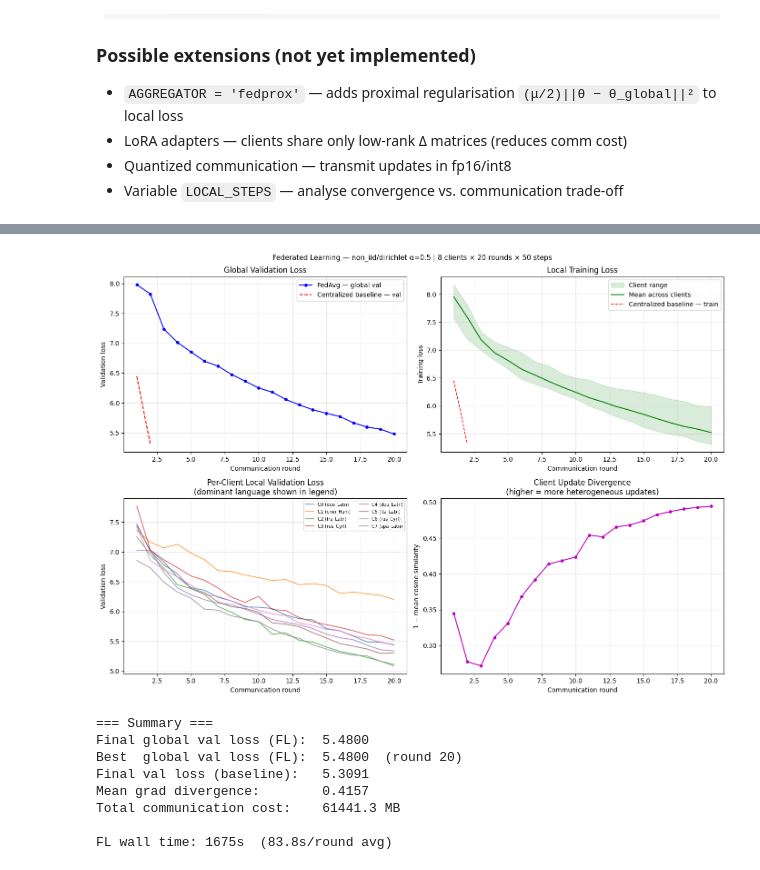
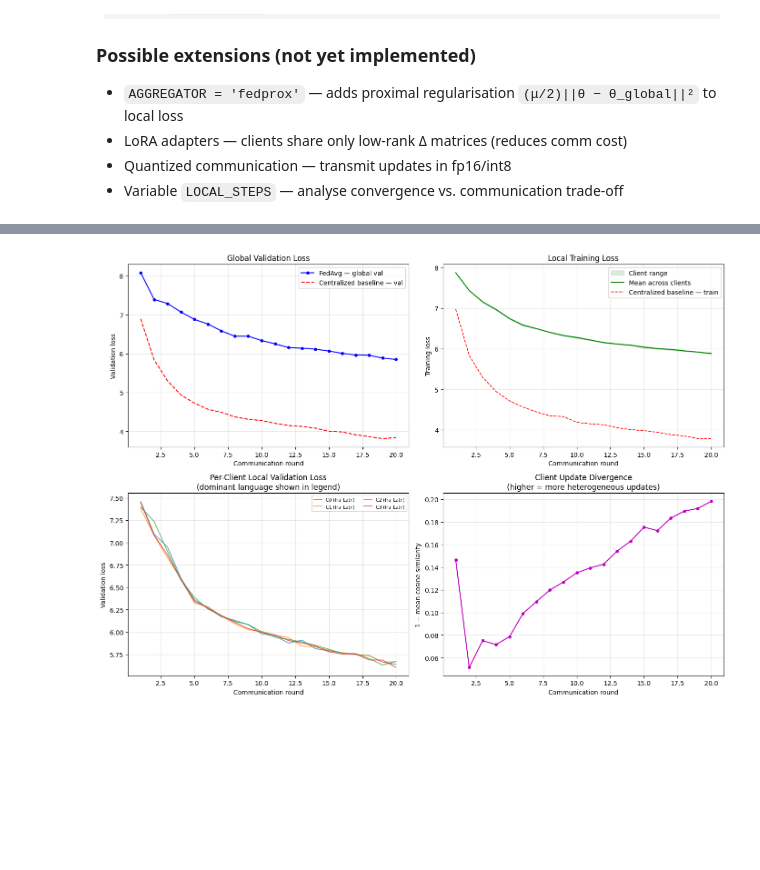
Before and after one commit to RobertoLawrence/optml-project, a Jupyter notebook: fedLearning.ipynb, the cells around one changed output, grey strips where cells are left out. Cells and saved outputs as stored; diff of their text form; code cells hidden in the pictures; blank space fills up the shorter version.

```diff
--- a/fedLearning.ipynb
+++ b/fedLearning.ipynb
@@ -113,10 +131,10 @@ DATASET = 'fineweb2'  # @param ["fineweb2", "dclm-edu", "pleias-synth"]
 NUM_TRAIN_PER_LANG = 20_000
 NUM_VAL_PER_LANG   =  2_000
 languages = [
-    ("rus_Cyrl", NUM_TRAIN_PER_LANG, NUM_VAL_PER_LANG),
-    ("deu_Latn", NUM_TRAIN_PER_LANG, NUM_VAL_PER_LANG),
-    ("cmn_Hani", NUM_TRAIN_PER_LANG, NUM_VAL_PER_LANG),
-    ("jpn_Jpan", NUM_TRAIN_PER_LANG, NUM_VAL_PER_LANG),
+    # ("rus_Cyrl", NUM_TRAIN_PER_LANG, NUM_VAL_PER_LANG),
+    # ("deu_Latn", NUM_TRAIN_PER_LANG, NUM_VAL_PER_LANG),
+    # ("cmn_Hani", NUM_TRAIN_PER_LANG, NUM_VAL_PER_LANG),
+    # ("jpn_Jpan", NUM_TRAIN_PER_LANG, NUM_VAL_PER_LANG),
     ("fra_Latn", NUM_TRAIN_PER_LANG, NUM_VAL_PER_LANG),
     ("spa_Latn", NUM_TRAIN_PER_LANG, NUM_VAL_PER_LANG),
     ("ita_Latn", NUM_TRAIN_PER_LANG, NUM_VAL_PER_LANG),
@@ -865,7 +893,7 @@ from collections import defaultdict
 NUM_CLIENTS = len(languages)   # Default: one client per language (8)
 
 # --- Data distribution ---
-DATA_DISTRIBUTION = 'non_iid'    # 'iid' or 'non_iid'
+DATA_DISTRIBUTION = 'iid'    # 'iid' or 'non_iid'
 IID_TYPE     = 'multi_language'  # for iid:     'multi_language' | 'single_language'
 NON_IID_TYPE = 'dirichlet'       # for non_iid: 'single_language' | 'dirichlet'
 DIRICHLET_ALPHA   = 0.5   # Concentration; lower → more skewed. Try 0.1, 0.5, 2.0
@@ -884,7 +912,7 @@ FEDPROX_MU  = 0.01      # Proximal term weight (only when AGGREGATOR='fedprox')
 # With DEVICE_BATCH_SIZE=16 → ~2.5 GB activations alone → OOM on 8 GB cards.
 # FL_BATCH_SIZE=4 brings activations down to ~640 MB.
 # Increase if you have more VRAM; decrease further if you still hit OOM.
-FL_BATCH_SIZE = 4   # batch size for client local training (independent of DEVICE_BATCH_SIZE)
+FL_BATCH_SIZE = 16   # batch size for client local training (independent of DEVICE_BATCH_SIZE)
 
 # --- Evaluation ---
 EVAL_EVERY_N_ROUNDS = 1   # Global eval frequency (rounds)
@@ -1343,6 +1409,9 @@ KeyboardInterrupt:
 # =====================================================================
 # RESULTS VISUALISATION
 # =====================================================================
+
+from datetime import datetime
+
 
 rounds   = np.arange(1, NUM_ROUNDS + 1)
 steps_per_round = LOCAL_STEPS * NUM_CLIENTS  # for aligning baseline x-axis
@@ -1387,65 +1456,34 @@ local_val_arr = np.array(history['local_val_losses'])  # [rounds, clients]
 for ci in range(NUM_CLIENTS):
     dom_lang = lang_codes[int(lang_fracs[ci].argmax())]
     ax.plot(rounds, local_val_arr[:, ci],
             label=f'C{ci} ({dom_lang})', alpha=0.8, lw=1.2)
 ax.set_xlabel('Communication round')
 ax.set_ylabel('Validation loss')
 ax.set_title('Per-Client Local Validation Loss\n(dominant language shown in legend)')
 ax.legend(fontsize=7, ncol=2)
 ax.grid(True, alpha=0.3)
 
 # ---- 4: Gradient divergence OR communication cost ----
 ax = axes[1, 1]
 if TRACK_GRAD_DIVERGENCE and history['grad_divergence']:
     ax.plot(rounds[:len(history['grad_divergence'])], history['grad_divergence'],
             'm-o', ms=4, lw=1.5)
     ax.set_xlabel('Communication round')
     ax.set_ylabel('1 − mean cosine similarity')
     ax.set_title('Client Update Divergence\n(higher = more heterogeneous updates)')
     ax.grid(True, alpha=0.3)
 elif TRACK_COMM_COST and history['cum_comm_mb']:
     ax.plot(rounds[:len(history['cum_comm_mb'])], history['cum_comm_mb'],
             'c-', lw=1.5)
     ax.set_xlabel('Communication round')
     ax.set_ylabel('Cumulative MB transmitted')
     ax.set_title('Communication Cost')
     ax.grid(True, alpha=0.3)
-else:
-    ax.text(0.5, 0.5, 'No optional metric tracked',
-            ha='center', va='center', transform=ax.transAxes)
 
-# Title
-dist_label = (f"{DATA_DISTRIBUTION}/{IID_TYPE if DATA_DISTRIBUTION=='iid' else NON_IID_TYPE}"
-              + (f" α={DIRICHLET_ALPHA}" if DATA_DISTRIBUTION == 'non_iid' and NON_IID_TYPE == 'dirichlet' else ""))
-fig.suptitle(
-    f"Federated Learning — {dist_label} | "
-    f"{NUM_CLIENTS} clients × {NUM_ROUNDS} rounds × {LOCAL_STEPS} steps",
-    fontsize=11,
-)
+#same the image to disk
 plt.tight_layout()
-plt.savefig('fl_results.png', dpi=150, bbox_inches='tight')
+timeData=datetime.now().strftime("%Y-%m-%d_%H-%M-%S")
+plt.savefig(f'../figs/fedavg_results_{timeData}.png')
 plt.show()
-
-# ---- Summary table ----
-print("\n=== Summary ===")
-if history['global_val_loss']:
-    best_round = history['eval_rounds'][int(np.argmin(history['global_val_loss']))]
-    print(f"Final global val loss (FL):  {history['global_val_loss'][-1]:.4f}")
-    print(f"Best  global val loss (FL):  {min(history['global_val_loss']):.4f}  (round {best_round})")
-if baseline_history:
-    print(f"Final val loss (baseline):   {baseline_history['val_loss'][-1]:.4f}")
-if history['grad_divergence']:
-    print(f"Mean grad divergence:        {np.mean(history['grad_divergence']):.4f}")
-if history['cum_comm_mb']:
-    print(f"Total communication cost:    {history['cum_comm_mb'][-1]:.1f} MB")
-print(f"\nFL wall time: {total_fl_time:.0f}s  ({total_fl_time/NUM_ROUNDS:.1f}s/round avg)")
 # %% [output]
-[figure, old version]
+[figure, new version]
-=== Summary ===
-Final global val loss (FL):  5.4800
-Best  global val loss (FL):  5.4800  (round 20)
-Final val loss (baseline):   5.3091
-Mean grad divergence:        0.4157
-Total communication cost:    61441.3 MB
-
-FL wall time: 1675s  (83.8s/round avg)
```
Also changed, not shown: parts of 12 cells of this notebook, 2 other files.
